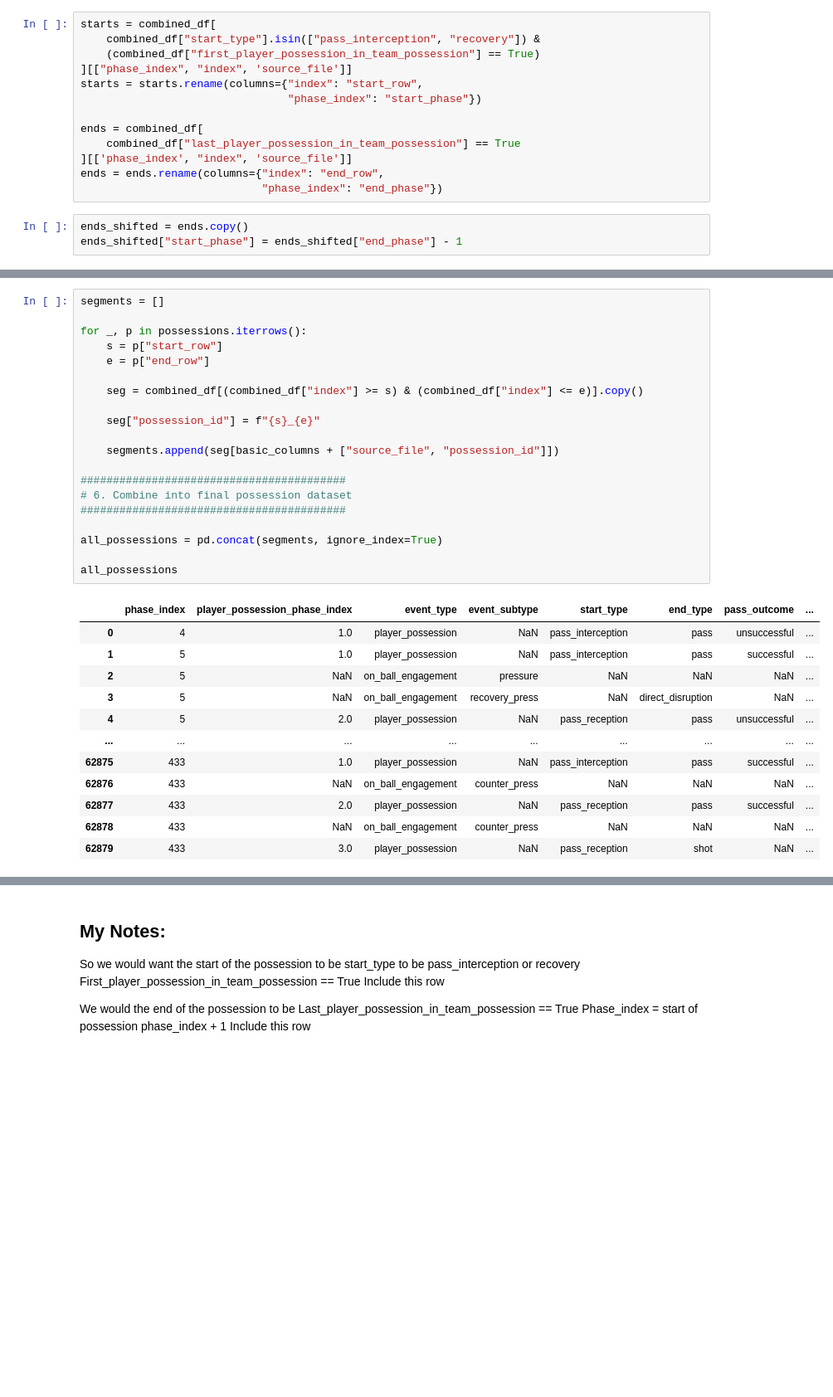
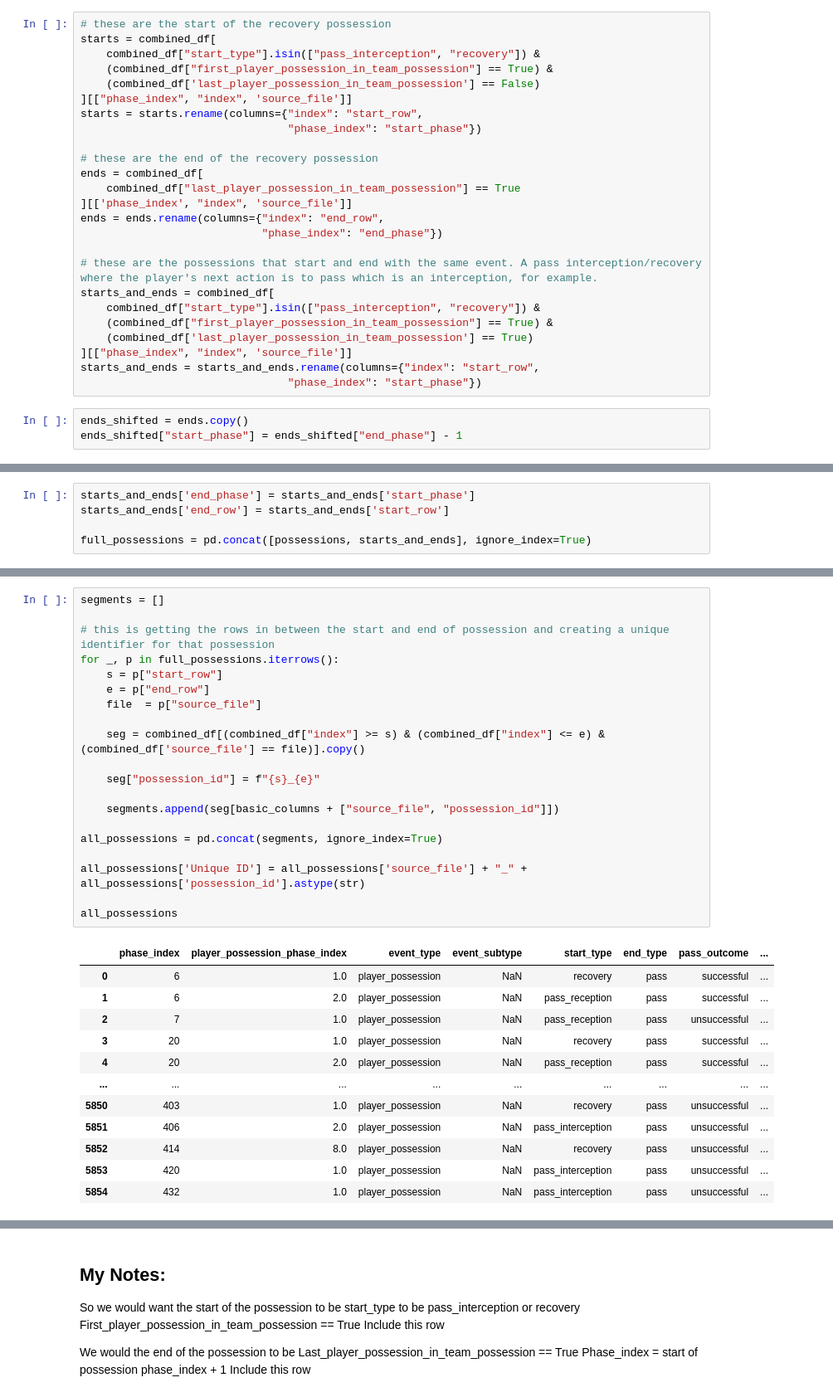
Before and after one commit to naveenelliott/SkillCorner_Tracking_Data_Project, a Jupyter notebook: notebooks/Preprocessing/Syncing_Event_And_Tracking.ipynb, the cells around one changed output, grey strips where cells are left out. Shown: that part at 83% size. Saved outputs shown, nothing was run; the diff lists cells and outputs as text; blank space fills up the shorter version.

```diff
--- a/notebooks/Preprocessing/Syncing_Event_And_Tracking.ipynb
+++ b/notebooks/Preprocessing/Syncing_Event_And_Tracking.ipynb
@@ -108,16 +82,28 @@ test_one
 # %%
+# these are the start of the recovery possession
 starts = combined_df[
     combined_df["start_type"].isin(["pass_interception", "recovery"]) &
-    (combined_df["first_player_possession_in_team_possession"] == True)
+    (combined_df["first_player_possession_in_team_possession"] == True) &
+    (combined_df['last_player_possession_in_team_possession'] == False)
 ][["phase_index", "index", 'source_file']]
 starts = starts.rename(columns={"index": "start_row",
                                 "phase_index": "start_phase"})
 
+# these are the end of the recovery possession
 ends = combined_df[
     combined_df["last_player_possession_in_team_possession"] == True
 ][['phase_index', "index", 'source_file']]
 ends = ends.rename(columns={"index": "end_row",
                             "phase_index": "end_phase"})
+
+# these are the possessions that start and end with the same event. A pass interception/recovery where the player's next action is to pass which is an interception, for example.
+starts_and_ends = combined_df[
+    combined_df["start_type"].isin(["pass_interception", "recovery"]) &
+    (combined_df["first_player_possession_in_team_possession"] == True) &
+    (combined_df['last_player_possession_in_team_possession'] == True)
+][["phase_index", "index", 'source_file']]
+starts_and_ends = starts_and_ends.rename(columns={"index": "start_row",
+                                "phase_index": "start_phase"})
 # %%
 ends_shifted = ends.copy()
 ends_shifted["start_phase"] = ends_shifted["end_phase"] - 1
@@ -130,0 +119,5 @@ possessions = starts.merge(
+# %%
+starts_and_ends['end_phase'] = starts_and_ends['start_phase']
+starts_and_ends['end_row'] = starts_and_ends['start_row']
+
+full_possessions = pd.concat([possessions, starts_and_ends], ignore_index=True)
@@ -131,33 +138,33 @@ possessions = starts.merge(
 # %%
 segments = []
 
-for _, p in possessions.iterrows():
+# this is getting the rows in between the start and end of possession and creating a unique identifier for that possession
+for _, p in full_possessions.iterrows():
     s = p["start_row"]
     e = p["end_row"]
+    file  = p["source_file"]
 
-    seg = combined_df[(combined_df["index"] >= s) & (combined_df["index"] <= e)].copy()
+    seg = combined_df[(combined_df["index"] >= s) & (combined_df["index"] <= e) & (combined_df['source_file'] == file)].copy()
 
     seg["possession_id"] = f"{s}_{e}"
 
     segments.append(seg[basic_columns + ["source_file", "possession_id"]])
 
-#########################################
-# 6. Combine into final possession dataset
-#########################################
-
 all_possessions = pd.concat(segments, ignore_index=True)
 
+all_possessions['Unique ID'] = all_possessions['source_file'] + "_" + all_possessions['possession_id'].astype(str)
+
 all_possessions
 # %% [output]
 |  | phase_index | player_possession_phase_index | event_type | event_subtype | start_type | end_type | pass_outcome | ... |
-| 0 | 4 | 1.0 | player_possession | NaN | pass_interception | pass | unsuccessful | ... |
-| 1 | 5 | 1.0 | player_possession | NaN | pass_interception | pass | successful | ... |
-| 2 | 5 | NaN | on_ball_engagement | pressure | NaN | NaN | NaN | ... |
-| 3 | 5 | NaN | on_ball_engagement | recovery_press | NaN | direct_disruption | NaN | ... |
-| 4 | 5 | 2.0 | player_possession | NaN | pass_reception | pass | unsuccessful | ... |
+| 0 | 6 | 1.0 | player_possession | NaN | recovery | pass | successful | ... |
+| 1 | 6 | 2.0 | player_possession | NaN | pass_reception | pass | successful | ... |
+| 2 | 7 | 1.0 | player_possession | NaN | pass_reception | pass | unsuccessful | ... |
+| 3 | 20 | 1.0 | player_possession | NaN | recovery | pass | successful | ... |
+| 4 | 20 | 2.0 | player_possession | NaN | pass_reception | pass | successful | ... |
 | ... | ... | ... | ... | ... | ... | ... | ... | ... |
-| 62875 | 433 | 1.0 | player_possession | NaN | pass_interception | pass | successful | ... |
-| 62876 | 433 | NaN | on_ball_engagement | counter_press | NaN | NaN | NaN | ... |
-| 62877 | 433 | 2.0 | player_possession | NaN | pass_reception | pass | successful | ... |
-| 62878 | 433 | NaN | on_ball_engagement | counter_press | NaN | NaN | NaN | ... |
-| 62879 | 433 | 3.0 | player_possession | NaN | pass_reception | shot | NaN | ... |
+| 5850 | 403 | 1.0 | player_possession | NaN | recovery | pass | unsuccessful | ... |
+| 5851 | 406 | 2.0 | player_possession | NaN | pass_interception | pass | unsuccessful | ... |
+| 5852 | 414 | 8.0 | player_possession | NaN | recovery | pass | unsuccessful | ... |
+| 5853 | 420 | 1.0 | player_possession | NaN | pass_interception | pass | unsuccessful | ... |
+| 5854 | 432 | 1.0 | player_possession | NaN | pass_interception | pass | unsuccessful | ... |
```
Also changed, not shown: parts of 6 cells of this notebook.
